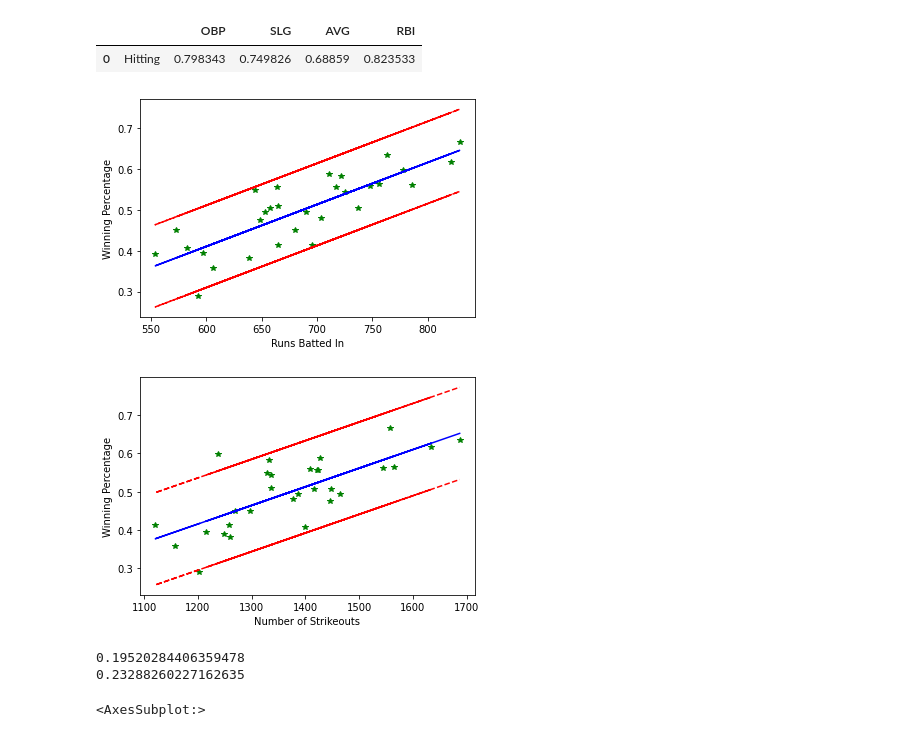
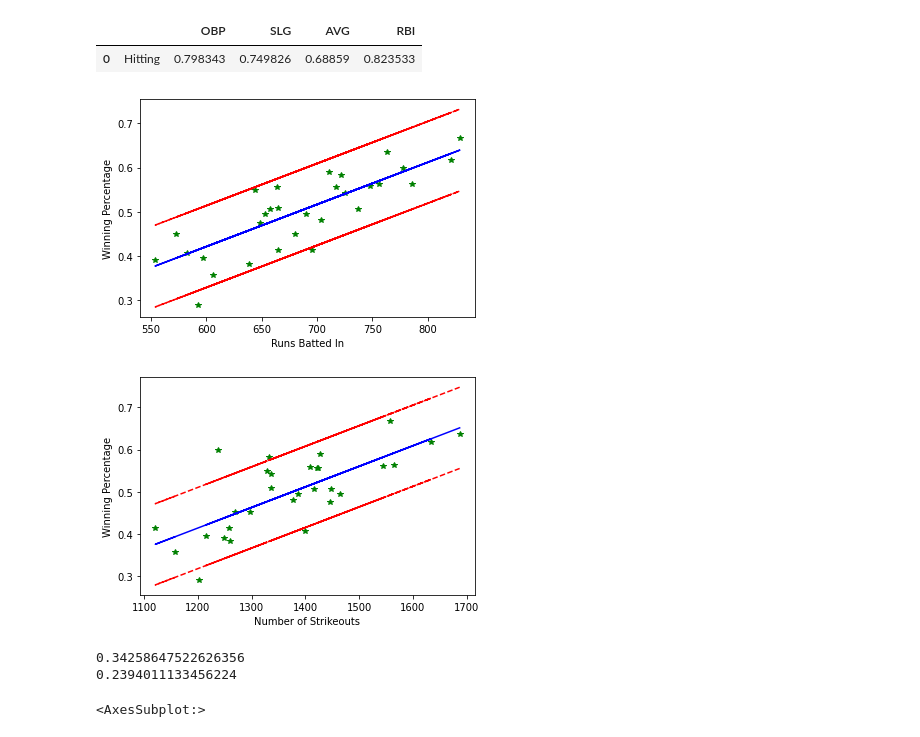
Before and after one commit to BriA827/data_analysis, a Jupyter notebook: moneyball.ipynb, the cells around one changed output. Cells and saved outputs as stored; diff of their text form; code cells hidden in the pictures.

```diff
--- a/moneyball.ipynb
+++ b/moneyball.ipynb
@@ -105,7 +105,7 @@ def residuals(x_list, y_list, slope, intercept):
     res_list = []
 
     for item in range(0,len(x_list)):
-        res = y_list.iloc[item] - (slope * x_list.iloc[item] + intercept)
+        res = y_list[item] - (slope * x_list[item] + intercept)
         res_list.append(res)
 
     res_mean = mean(res_list)
@@ -113,7 +113,7 @@ def residuals(x_list, y_list, slope, intercept):
 
     return res_list, res_mean, res_deviation
 
-def outlier_finder(x, y, n, dev_list, mean, deviation):
+def outlier_finder(x_list, y_list, n, dev_list, mean, deviation):
     outliers = []
     for num in range(0,len(dev_list)):
         if dev_list[num] > mean + n*deviation:
@@ -123,24 +123,24 @@ def outlier_finder(x, y, n, dev_list, mean, deviation):
         else:
             continue
     for item in outliers:
-        x.drop(dev_list.index(item), axis=0)
-        y.drop(dev_list.index(item), axis=0)
+        x_list.pop(dev_list.index(item))
+        y_list.pop(dev_list.index(item))
         dev_list.remove(item)
 
-    return x, y
+    return x_list, y_list
 
-def rmse(y, least_y):
+def rmse(y_list, least_y):
     sum = 0
-    for num in range(0,len(y)):
-        sum += (y.iloc[num]-least_y[num])**2
+    for num in range(0,len(least_y)):
+        sum += (y_list[num]-least_y[num])**2
     sum = sum/2
     final = np.sqrt(sum)
     return final
 
-def old_vs_new_plot(x, y, x_title, y_title):
+def old_vs_new_plot(x, y, x_title, y_title, confidence):
     data_slope, data_intercept = least_squares_array(x,y)
-    data_r, data_rmean, data_rdev = residuals(x,y,data_slope, data_intercept)
-    new_x, new_y = outlier_finder(x,y,confidence,data_r, data_rmean, data_rdev)
+    data_r, data_rmean, data_rdev = residuals(x.values.tolist(),y.values.tolist(),data_slope, data_intercept)
+    new_x, new_y = outlier_finder(x.values.tolist(),y.values.tolist(),confidence,data_r, data_rmean, data_rdev)
 
     fit_slope, fit_intercept = least_squares_array(new_x, new_y)
     fit_data_r, fit_data_rmean, fit_data_rdev = residuals(new_x,new_y,fit_slope, fit_intercept)
@@ -148,7 +148,7 @@ def old_vs_new_plot(x, y, x_title, y_title):
     fit_ubx, fit_uby = slope_to_points(fit_slope, fit_intercept + (fit_data_rmean + confidence * fit_data_rdev), new_x)
     fit_lbx, fit_lby = slope_to_points(fit_slope, fit_intercept - (fit_data_rmean + confidence * fit_data_rdev), new_x)
 
-    error = rmse(y, fit_ys)
+    error = rmse(y.values.tolist(), fit_ys)
 
     line_graph([x,fit_xs, fit_ubx, fit_lbx], [y,fit_ys, fit_uby, fit_lby], x_label = x_title, y_label = y_title, amount=4, colour=["green", "blue", "red", "red"], mark=["*", "", "", ""], line=["", "-", "--", "--"])
     return error
@@ -201,18 +201,18 @@ hit_pd
 |  |  | OBP | SLG | AVG | RBI |
 | 0 | Hitting | 0.798343 | 0.749826 | 0.68859 | 0.823533 |
 # %%
-confidence = 2
+con = 2
 
 #hit
-hit_er = old_vs_new_plot(hitting["RBI"], hitting["WPCT"], "Runs Batted In", "Winning Percentage")
+hit_er = old_vs_new_plot(hitting["RBI"], hitting["WPCT"], "Runs Batted In", "Winning Percentage", con)
 #pitch
-pitch_er = old_vs_new_plot(pitch["SO"], pitch["WPCT"], "Number of Strikeouts", "Winning Percentage")
-print(f"{hit_er}\n{pitch_er}")
+pitch_er = old_vs_new_plot(pitch["SO"], pitch["WPCT"], "Number of Strikeouts", "Winning Percentage", con)
+print(f"{hit_er}\n{pitch_er}") #rmse values
 # %% [output]
-[figure, old version]
+[figure, new version]
-[figure, old version]
+[figure, new version]
-0.19520284406359478
-0.23288260227162635
+0.34258647522626356
+0.2394011133456224
 # %%
 sb.heatmap((hit_pd.drop([""], axis=1)),  annot=True, yticklabels=hit_pd[''])
 # %% [output]
```
